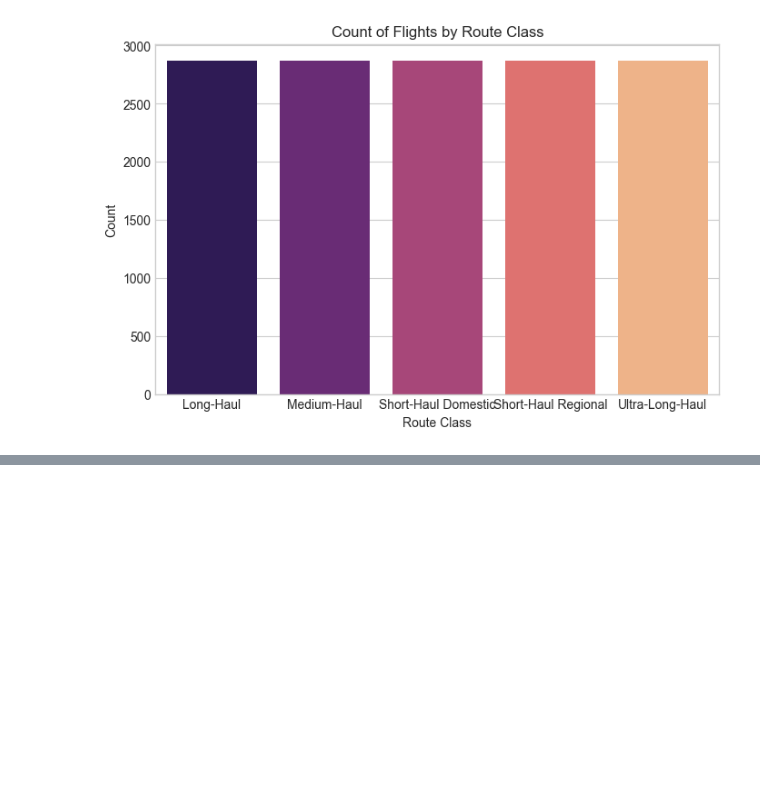
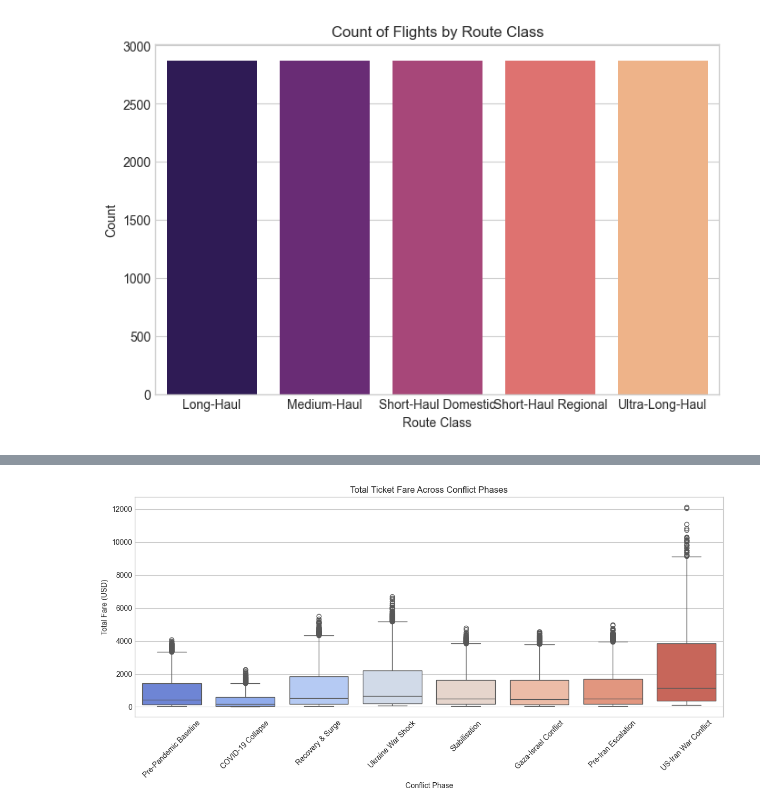
Before and after one commit to Algoastronaut/C_G18_AirlineTicketPricesVsFuelCostsAnalysis, a Jupyter notebook: notebooks/03_eda.ipynb, the cells around one changed output, grey strips where cells are left out. Cells and saved outputs as stored; diff of their text form; code cells hidden in the pictures; blank space fills up the shorter version.

```diff
--- a/notebooks/03_eda.ipynb
+++ b/notebooks/03_eda.ipynb
@@ -170,0 +185,12 @@ plt.show()
+# %%
+# Ticket Prices by Conflict Phase
+plt.figure(figsize=(12, 6))
+sns.boxplot(data=df, x='conflict_phase', y='total_fare_usd', palette='coolwarm')
+plt.title('Total Ticket Fare Across Conflict Phases')
+plt.xlabel('Conflict Phase')
+plt.ylabel('Total Fare (USD)')
+plt.xticks(rotation=45)
+plt.tight_layout()
+plt.show()
+# %% [output]
+[figure, added]
```
Also changed, not shown: parts of 5 cells of this notebook.
